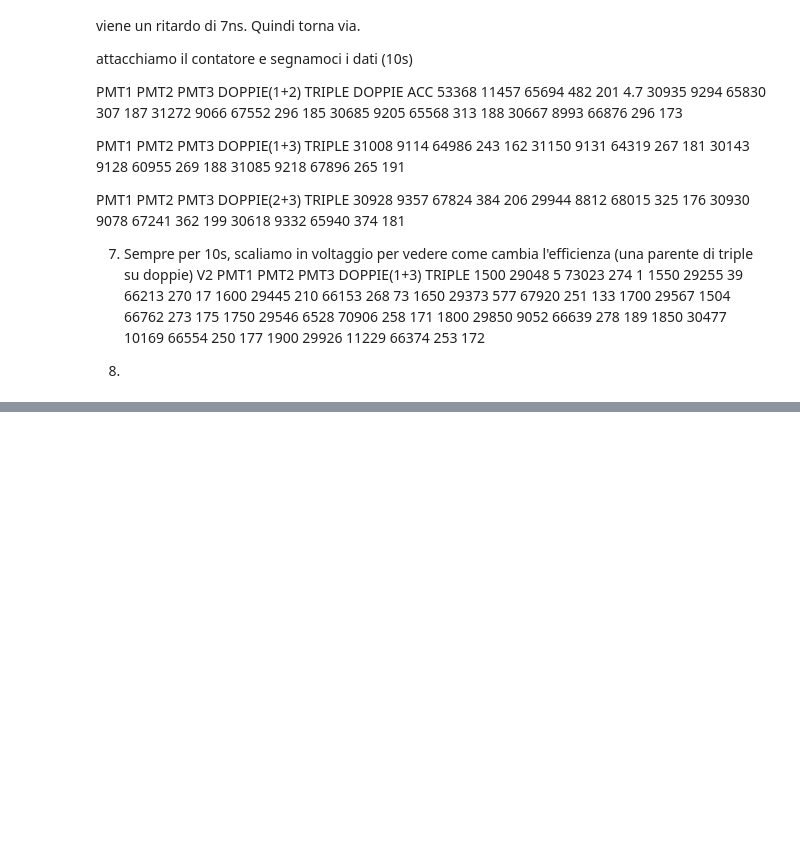
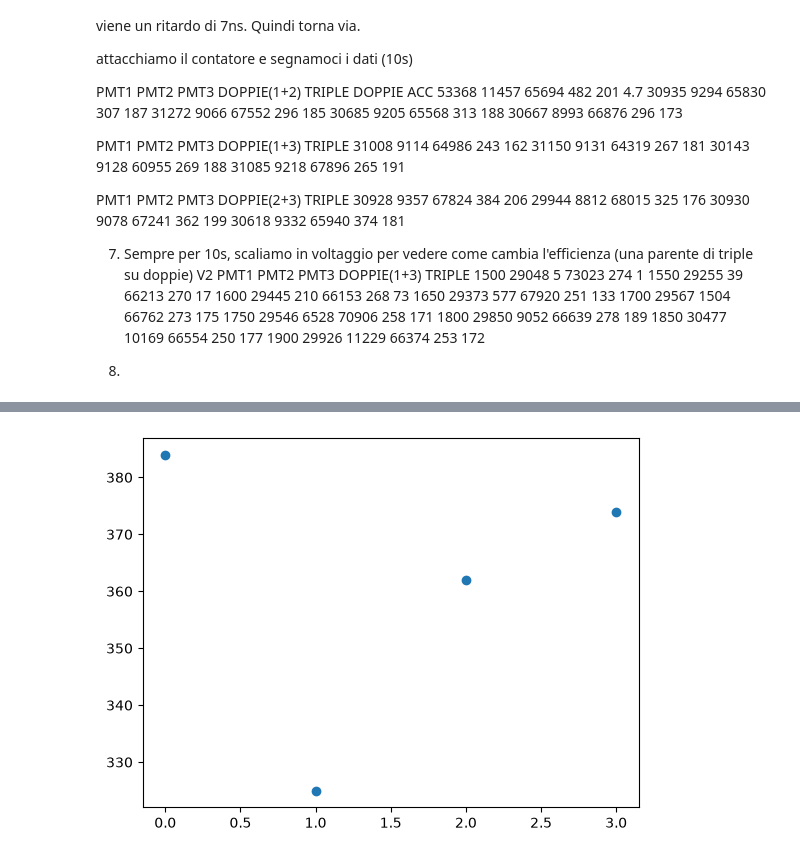
Before and after one commit to GiordanoNotarnicola/IntFondLab, a Jupyter notebook: Esp0/logbook.ipynb, the cells around one changed output, grey strips where cells are left out. Cells and saved outputs as stored; diff of their text form; code cells hidden in the pictures; blank space fills up the shorter version.

```diff
--- a/Esp0/logbook.ipynb
+++ b/Esp0/logbook.ipynb
@@ -290,0 +187,15 @@ plt.show()
+# %%
+import numpy as np
+import matplotlib.pyplot as plt
+from scipy.special import factorial
+
+def poisson(k, mu):
+    return (np.exp(-mu)*mu**k)/factorial(k)
+doppie=pmt[0:4,3]
+media=np.mean(doppie)
+bins=np.arange(0, np.size(doppie))
+#plt.scatter(bins, poisson(bins, media))
+plt.scatter(doppie)
+plt.show()
+# %% [output]
+[figure, added]
```
Also changed, not shown: parts of 4 cells of this notebook.
